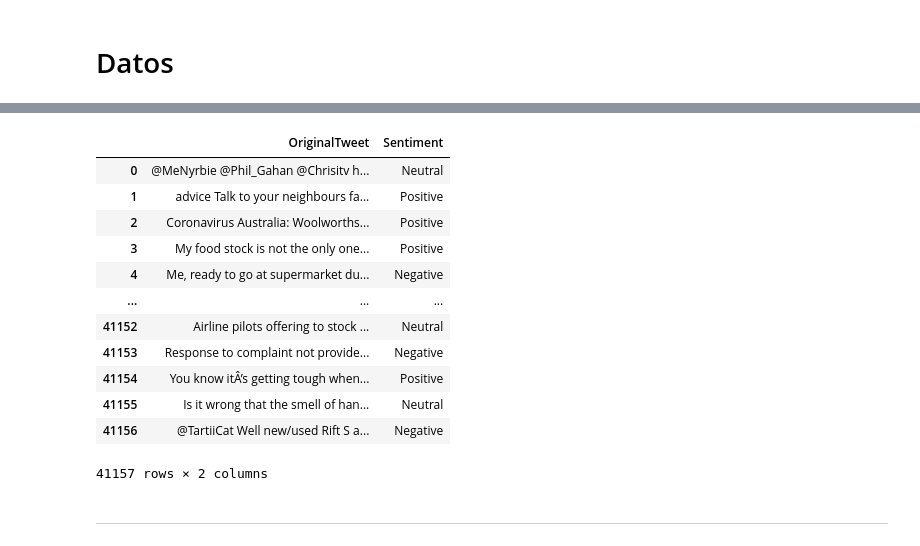
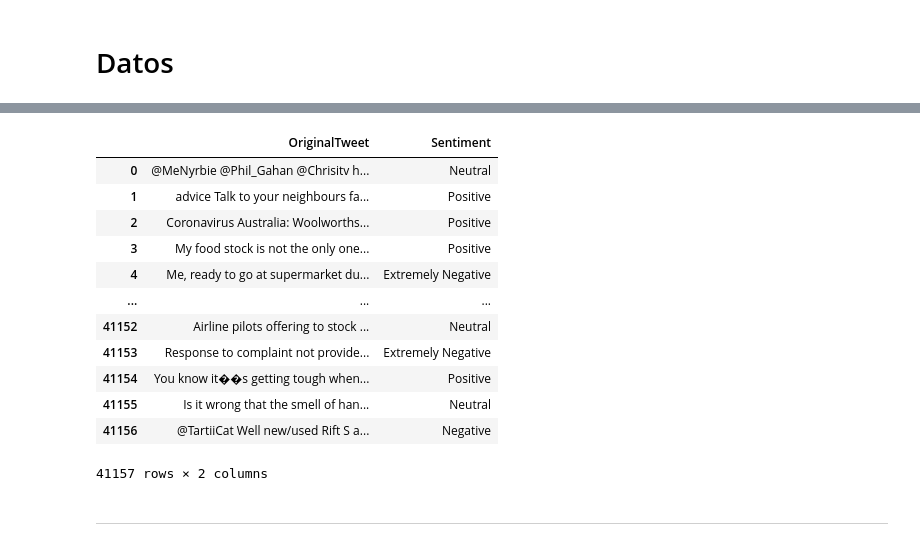
Before and after one commit to Kerman-Sanjuan/Covid19-Tweet-Text-Clustering, a Jupyter notebook: Clustering De Documentos.ipynb, the cells around one changed output, grey strips where cells are left out. Cells and saved outputs as stored; diff of their text form; code cells hidden in the pictures.

```diff
--- a/Clustering De Documentos.ipynb
+++ b/Clustering De Documentos.ipynb
@@ -38,20 +39,18 @@ df
 41157 rows × 6 columns
 # %%
 df.drop(columns={'UserName','ScreenName','Location','TweetAt'},axis=1,inplace=True)
-df['Sentiment'] = df['Sentiment'].replace(['Extremely Negative'],'Negative')
-df['Sentiment'] = df['Sentiment'].replace(['Extremely Positive'],'Positive')
 df
 # %% [output]
 |  | OriginalTweet | Sentiment |
 | 0 | @MeNyrbie @Phil_Gahan @Chrisitv h... | Neutral |
 | 1 | advice Talk to your neighbours fa... | Positive |
 | 2 | Coronavirus Australia: Woolworths... | Positive |
 | 3 | My food stock is not the only one... | Positive |
-| 4 | Me, ready to go at supermarket du... | Negative |
+| 4 | Me, ready to go at supermarket du... | Extremely Negative |
 | ... | ... | ... |
 | 41152 | Airline pilots offering to stock ... | Neutral |
-| 41153 | Response to complaint not provide... | Negative |
-| 41154 | You know itÂ’s getting tough when... | Positive |
+| 41153 | Response to complaint not provide... | Extremely Negative |
+| 41154 | You know it��s getting tough when... | Positive |
 | 41155 | Is it wrong that the smell of han... | Neutral |
 | 41156 | @TartiiCat Well new/used Rift S a... | Negative |
 41157 rows × 2 columns
```
Also changed, not shown: parts of 4 cells of this notebook.
